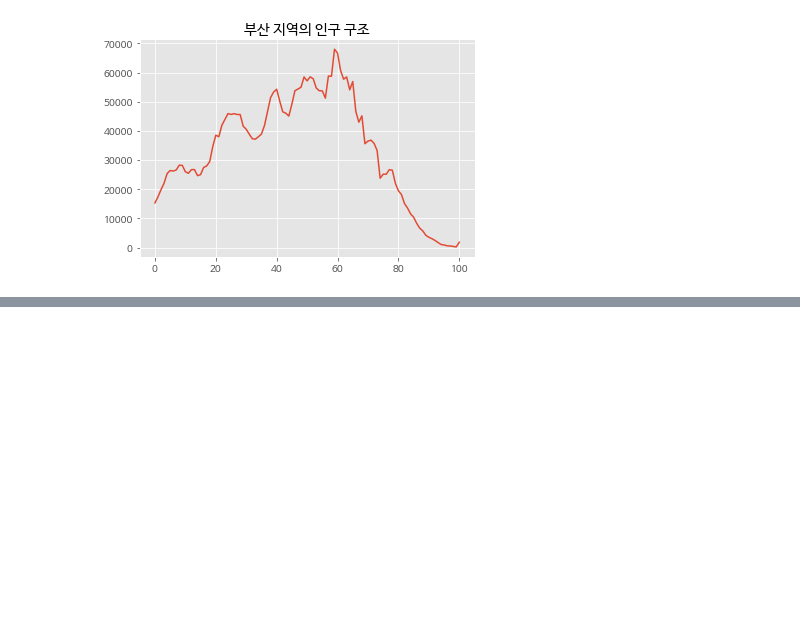
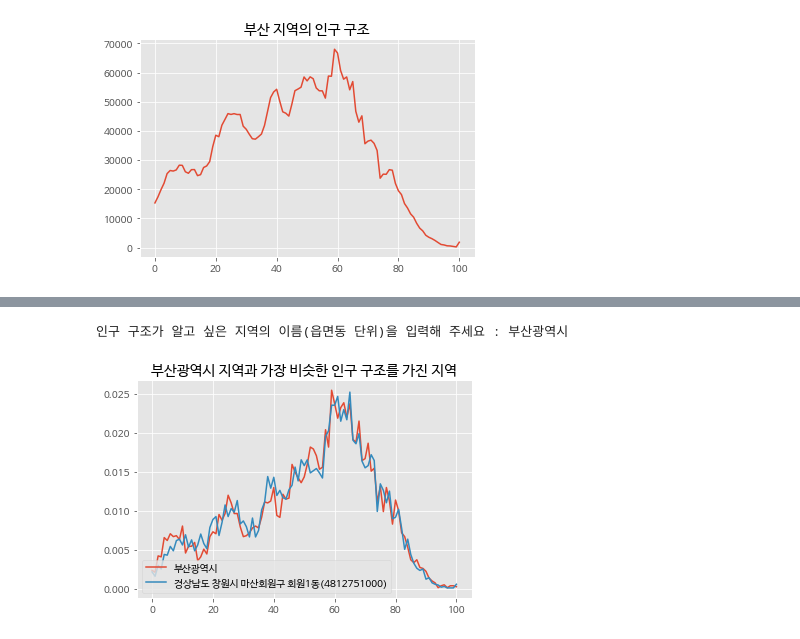
Before and after one commit to taesamja/AIpython, a Jupyter notebook: 모두의데이터분석_라이브러리활용.ipynb, the cells around one changed output, grey strips where cells are left out. Saved outputs shown, nothing was run; the diff lists cells and outputs as text; code cells hidden in the pictures; blank space fills up the shorter version.

```diff
--- a/모두의데이터분석_라이브러리활용.ipynb
+++ b/모두의데이터분석_라이브러리활용.ipynb
@@ -604,0 +920,55 @@ plt.show()
+# %%
+# 자기 자신을 제외한 지역에 대해서만 찾도록 코드 수정
+# not in 연산을 사용
+# 입력받은 이름과 같은 이름이 아닌 데이터 중에서 최솟값을 찾도록 합니다.
+
+filename = '/content/drive/My Drive/DATA/age.csv'
+
+import csv
+import numpy as np
+
+f = open(filename, 'r', encoding='cp949')
+data = csv.reader(f)
+
+next(data)
+
+data = list(data)
+
+loc_name = input('인구 구조가 알고 싶은 지역의 이름(읍면동 단위)을 입력해 주세요 : ')
+
+mn = 1
+result_name = ''
+result = 0
+
+for row in data:
+  if loc_name in row[0]:
+    home = np.array(row[3:], dtype=int) / int(row[2])
+
+for row in data:
+  away = np.array(row[3:], dtype=int) / int(row[2])
+  s = np.sum((home - away)**2)
+  if s < mn and loc_name not in row[0]:  # 핵심코드
+  # 전국에서 인구 구조가 완전히 똑같은 지역은 없을 것이라 가정하면 "if 0 < s < mn : "와 같이 코드 작성 가능
+    mn = s
+    result_name = row[0]
+    result = away
+
+f.close()
+
+import matplotlib.pyplot as plt
+
+plt.rc('font', family="NanumBarunGothic")    # 한글 글꼴 사용
+plt.rcParams['axes.unicode_minus'] = False   # 수치상의 -기호 표시하기
+plt.style.use('ggplot')
+
+plt.title(f'{loc_name} 지역과 가장 비슷한 인구 구조를 가진 지역')
+
+plt.plot(home, label=loc_name)
+plt.plot(result, label=result_name)
+
+plt.legend()
+
+plt.show()
+# %% [output]
+인구 구조가 알고 싶은 지역의 이름(읍면동 단위)을 입력해 주세요 : 부산광역시
+[figure, added]
```
Also changed, not shown: parts of 13 cells of this notebook.
